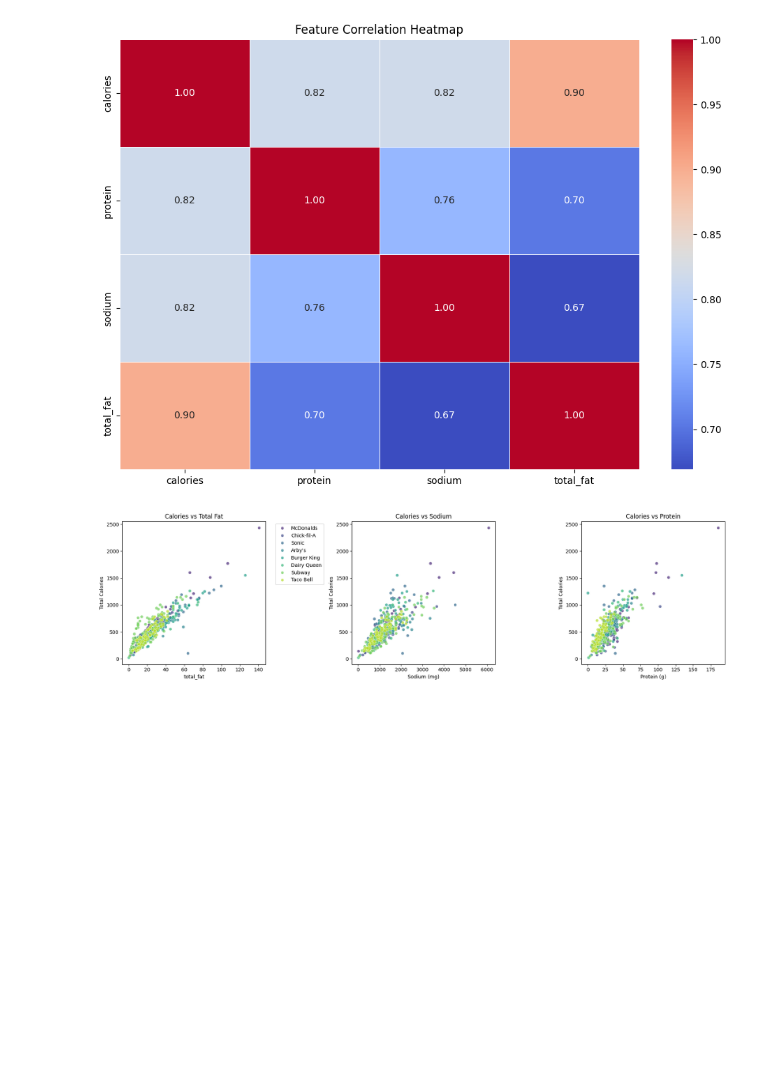
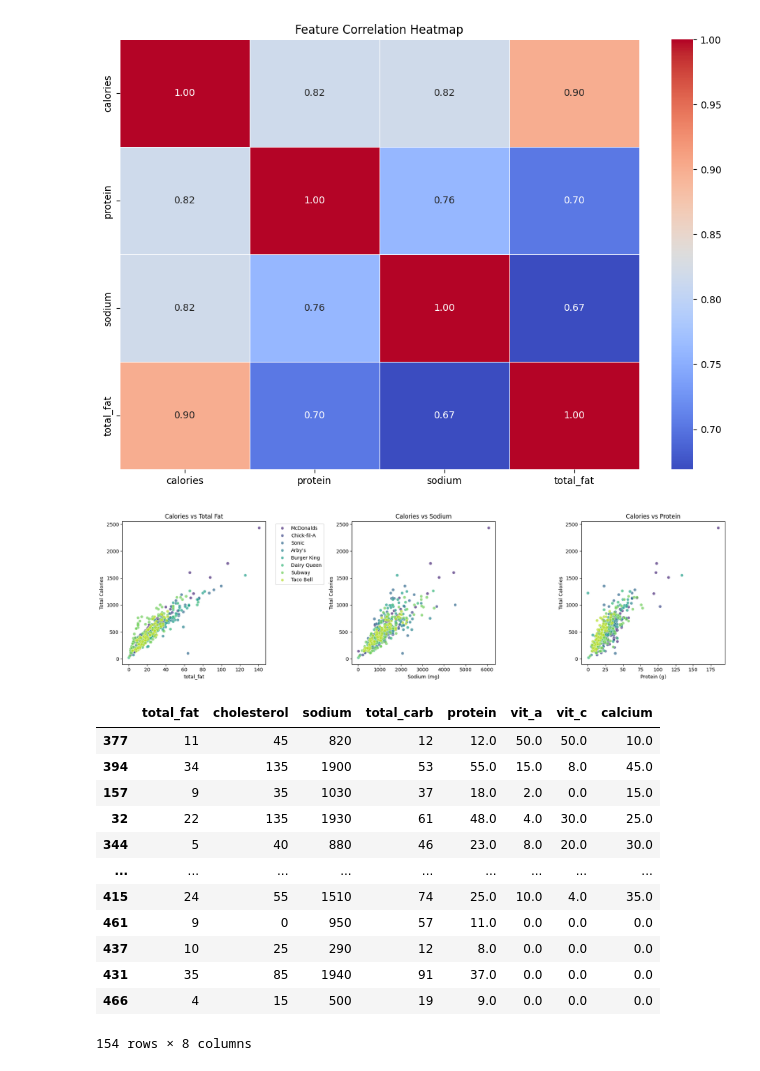
Before and after one commit to ishara1009/Fast-food-calorie-prediction, a Jupyter notebook: fastfood_calories.ipynb, the cells around one changed output. Drawn from its saved outputs; the diff is of its cells as text; code cells hidden in the pictures; blank space fills up the shorter version.

Commit message:
Add output display for test set features after train-test split

```diff
--- a/fastfood_calories.ipynb
+++ b/fastfood_calories.ipynb
@@ -362,3 +362,19 @@ y = cleaned_df['calories']
 
 # Train-test split
 X_train, X_test, y_train, y_test = train_test_split(X, y, test_size=0.3,random_state=88)
+# %%
+X_test
+# %% [output]
+|  | total_fat | cholesterol | sodium | total_carb | protein | vit_a | vit_c | calcium |
+| 377 | 11 | 45 | 820 | 12 | 12.0 | 50.0 | 50.0 | 10.0 |
+| 394 | 34 | 135 | 1900 | 53 | 55.0 | 15.0 | 8.0 | 45.0 |
+| 157 | 9 | 35 | 1030 | 37 | 18.0 | 2.0 | 0.0 | 15.0 |
+| 32 | 22 | 135 | 1930 | 61 | 48.0 | 4.0 | 30.0 | 25.0 |
+| 344 | 5 | 40 | 880 | 46 | 23.0 | 8.0 | 20.0 | 30.0 |
+| ... | ... | ... | ... | ... | ... | ... | ... | ... |
+| 415 | 24 | 55 | 1510 | 74 | 25.0 | 10.0 | 4.0 | 35.0 |
+| 461 | 9 | 0 | 950 | 57 | 11.0 | 0.0 | 0.0 | 0.0 |
+| 437 | 10 | 25 | 290 | 12 | 8.0 | 0.0 | 0.0 | 0.0 |
+| 431 | 35 | 85 | 1940 | 91 | 37.0 | 0.0 | 0.0 | 0.0 |
+| 466 | 4 | 15 | 500 | 19 | 9.0 | 0.0 | 0.0 | 0.0 |
+154 rows × 8 columns
```
